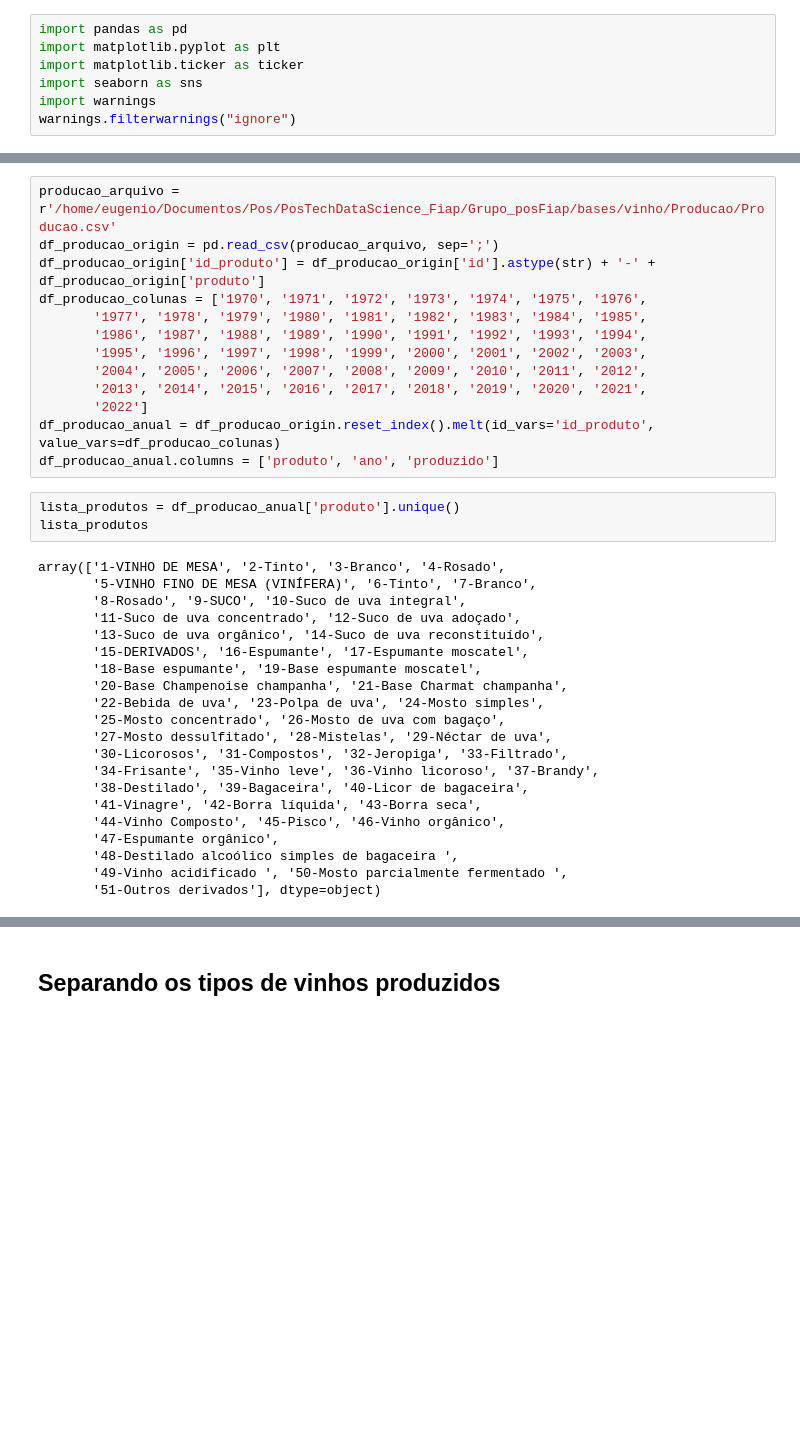
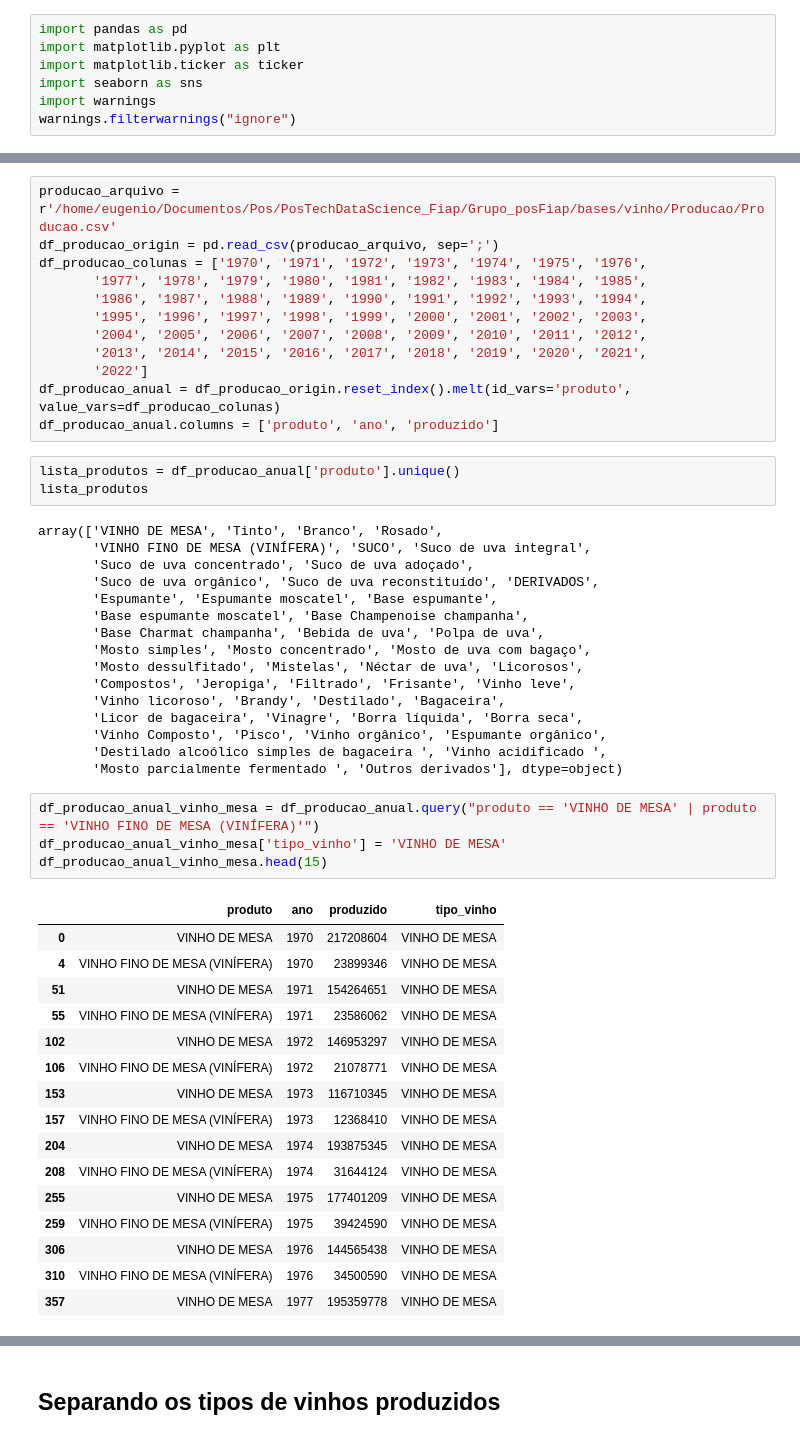
Before and after one commit to eugeniogdiniz/Grupo_posFiap, a Jupyter notebook: scr/producao_bases.ipynb, the cells around one changed output, grey strips where cells are left out. Cells and saved outputs as stored; diff of their text form; blank space fills up the shorter version.

```diff
--- a/scr/producao_bases.ipynb
+++ b/scr/producao_bases.ipynb
@@ -12,7 +84,6 @@ warnings.filterwarnings("ignore")
 # %%
 producao_arquivo = r'/home/eugenio/Documentos/Pos/PosTechDataScience_Fiap/Grupo_posFiap/bases/vinho/Producao/Producao.csv'
 df_producao_origin = pd.read_csv(producao_arquivo, sep=';')
-df_producao_origin['id_produto'] = df_producao_origin['id'].astype(str) + '-' + df_producao_origin['produto']
 df_producao_colunas = ['1970', '1971', '1972', '1973', '1974', '1975', '1976',
        '1977', '1978', '1979', '1980', '1981', '1982', '1983', '1984', '1985',
        '1986', '1987', '1988', '1989', '1990', '1991', '1992', '1993', '1994',
@@ -20,29 +91,45 @@ df_producao_colunas = ['1970', '1971', '1972', '1973', '1974', '1975', '1976',
        '2004', '2005', '2006', '2007', '2008', '2009', '2010', '2011', '2012',
        '2013', '2014', '2015', '2016', '2017', '2018', '2019', '2020', '2021',
        '2022']
-df_producao_anual = df_producao_origin.reset_index().melt(id_vars='id_produto', value_vars=df_producao_colunas)
+df_producao_anual = df_producao_origin.reset_index().melt(id_vars='produto', value_vars=df_producao_colunas)
 df_producao_anual.columns = ['produto', 'ano', 'produzido']
 # %%
 lista_produtos = df_producao_anual['produto'].unique()
 lista_produtos
 # %% [output]
-array(['1-VINHO DE MESA', '2-Tinto', '3-Branco', '4-Rosado',
-       '5-VINHO FINO DE MESA (VINÍFERA)', '6-Tinto', '7-Branco',
-       '8-Rosado', '9-SUCO', '10-Suco de uva integral',
-       '11-Suco de uva concentrado', '12-Suco de uva adoçado',
-       '13-Suco de uva orgânico', '14-Suco de uva reconstituído',
-       '15-DERIVADOS', '16-Espumante', '17-Espumante moscatel',
-       '18-Base espumante', '19-Base espumante moscatel',
-       '20-Base Champenoise champanha', '21-Base Charmat champanha',
-       '22-Bebida de uva', '23-Polpa de uva', '24-Mosto simples',
-       '25-Mosto concentrado', '26-Mosto de uva com bagaço',
-       '27-Mosto dessulfitado', '28-Mistelas', '29-Néctar de uva',
-       '30-Licorosos', '31-Compostos', '32-Jeropiga', '33-Filtrado',
-       '34-Frisante', '35-Vinho leve', '36-Vinho licoroso', '37-Brandy',
-       '38-Destilado', '39-Bagaceira', '40-Licor de bagaceira',
-       '41-Vinagre', '42-Borra líquida', '43-Borra seca',
-       '44-Vinho Composto', '45-Pisco', '46-Vinho orgânico',
-       '47-Espumante orgânico',
-       '48-Destilado alcoólico simples de bagaceira ',
-       '49-Vinho acidificado ', '50-Mosto parcialmente fermentado ',
-       '51-Outros derivados'], dtype=object)
+array(['VINHO DE MESA', 'Tinto', 'Branco', 'Rosado',
+       'VINHO FINO DE MESA (VINÍFERA)', 'SUCO', 'Suco de uva integral',
+       'Suco de uva concentrado', 'Suco de uva adoçado',
+       'Suco de uva orgânico', 'Suco de uva reconstituído', 'DERIVADOS',
+       'Espumante', 'Espumante moscatel', 'Base espumante',
+       'Base espumante moscatel', 'Base Champenoise champanha',
+       'Base Charmat champanha', 'Bebida de uva', 'Polpa de uva',
+       'Mosto simples', 'Mosto concentrado', 'Mosto de uva com bagaço',
+       'Mosto dessulfitado', 'Mistelas', 'Néctar de uva', 'Licorosos',
+       'Compostos', 'Jeropiga', 'Filtrado', 'Frisante', 'Vinho leve',
+       'Vinho licoroso', 'Brandy', 'Destilado', 'Bagaceira',
+       'Licor de bagaceira', 'Vinagre', 'Borra líquida', 'Borra seca',
+       'Vinho Composto', 'Pisco', 'Vinho orgânico', 'Espumante orgânico',
+       'Destilado alcoólico simples de bagaceira ', 'Vinho acidificado ',
+       'Mosto parcialmente fermentado ', 'Outros derivados'], dtype=object)
+# %%
+df_producao_anual_vinho_mesa = df_producao_anual.query("produto == 'VINHO DE MESA' | produto == 'VINHO FINO DE MESA (VINÍFERA)'")
+df_producao_anual_vinho_mesa['tipo_vinho'] = 'VINHO DE MESA'
+df_producao_anual_vinho_mesa.head(15)
+# %% [output]
+|  | produto | ano | produzido | tipo_vinho |
+| 0 | VINHO DE MESA | 1970 | 217208604 | VINHO DE MESA |
+| 4 | VINHO FINO DE MESA (VINÍFERA) | 1970 | 23899346 | VINHO DE MESA |
+| 51 | VINHO DE MESA | 1971 | 154264651 | VINHO DE MESA |
+| 55 | VINHO FINO DE MESA (VINÍFERA) | 1971 | 23586062 | VINHO DE MESA |
+| 102 | VINHO DE MESA | 1972 | 146953297 | VINHO DE MESA |
+| 106 | VINHO FINO DE MESA (VINÍFERA) | 1972 | 21078771 | VINHO DE MESA |
+| 153 | VINHO DE MESA | 1973 | 116710345 | VINHO DE MESA |
+| 157 | VINHO FINO DE MESA (VINÍFERA) | 1973 | 12368410 | VINHO DE MESA |
+| 204 | VINHO DE MESA | 1974 | 193875345 | VINHO DE MESA |
+| 208 | VINHO FINO DE MESA (VINÍFERA) | 1974 | 31644124 | VINHO DE MESA |
+| 255 | VINHO DE MESA | 1975 | 177401209 | VINHO DE MESA |
+| 259 | VINHO FINO DE MESA (VINÍFERA) | 1975 | 39424590 | VINHO DE MESA |
+| 306 | VINHO DE MESA | 1976 | 144565438 | VINHO DE MESA |
+| 310 | VINHO FINO DE MESA (VINÍFERA) | 1976 | 34500590 | VINHO DE MESA |
+| 357 | VINHO DE MESA | 1977 | 195359778 | VINHO DE MESA |
```
Also changed, not shown: parts of 15 cells of this notebook, 2 other files.
